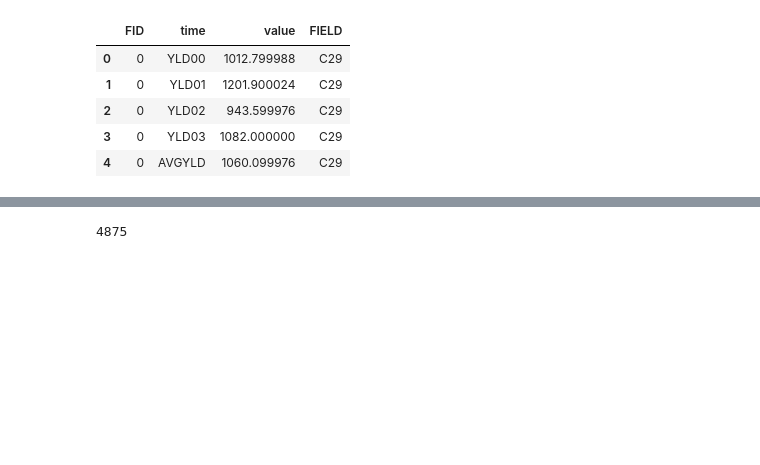
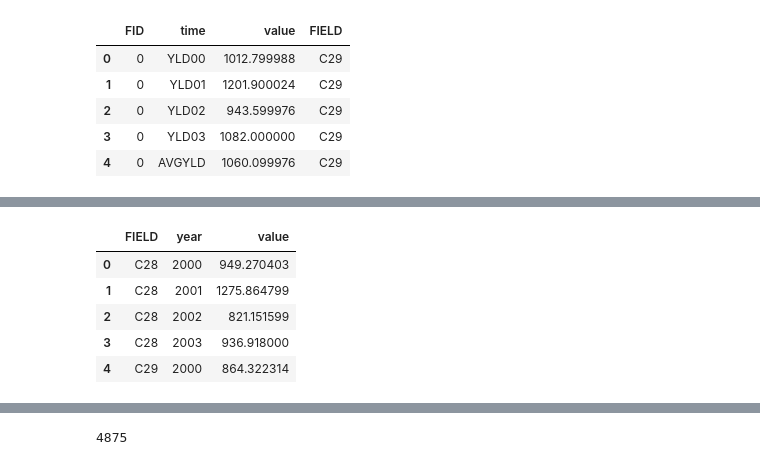
Before and after one commit to data-discovery-lab/cotton-prediction, a Jupyter notebook: cotton-prediction.ipynb, the cells around one changed output, grey strips where cells are left out. Cells and saved outputs as stored; diff of their text form; code cells hidden in the pictures; blank space fills up the shorter version.

```diff
--- a/cotton-prediction.ipynb
+++ b/cotton-prediction.ipynb
@@ -237,0 +259,11 @@ yld_final.head()
+# %%
+yld_final_no_avg_by_month = yld_final_no_avg.groupby(['FIELD', 'year']).value.mean()
+yld_final_no_avg_by_month = pd.DataFrame(yld_final_no_avg_by_month).reset_index()
+yld_final_no_avg_by_month.head()
+# %% [output]
+|  | FIELD | year | value |
+| 0 | C28 | 2000 | 949.270403 |
+| 1 | C28 | 2001 | 1275.864799 |
+| 2 | C28 | 2002 | 821.151599 |
+| 3 | C28 | 2003 | 936.918000 |
+| 4 | C29 | 2000 | 864.322314 |
```
Also changed, not shown: parts of 6 cells of this notebook, 3 other files.
